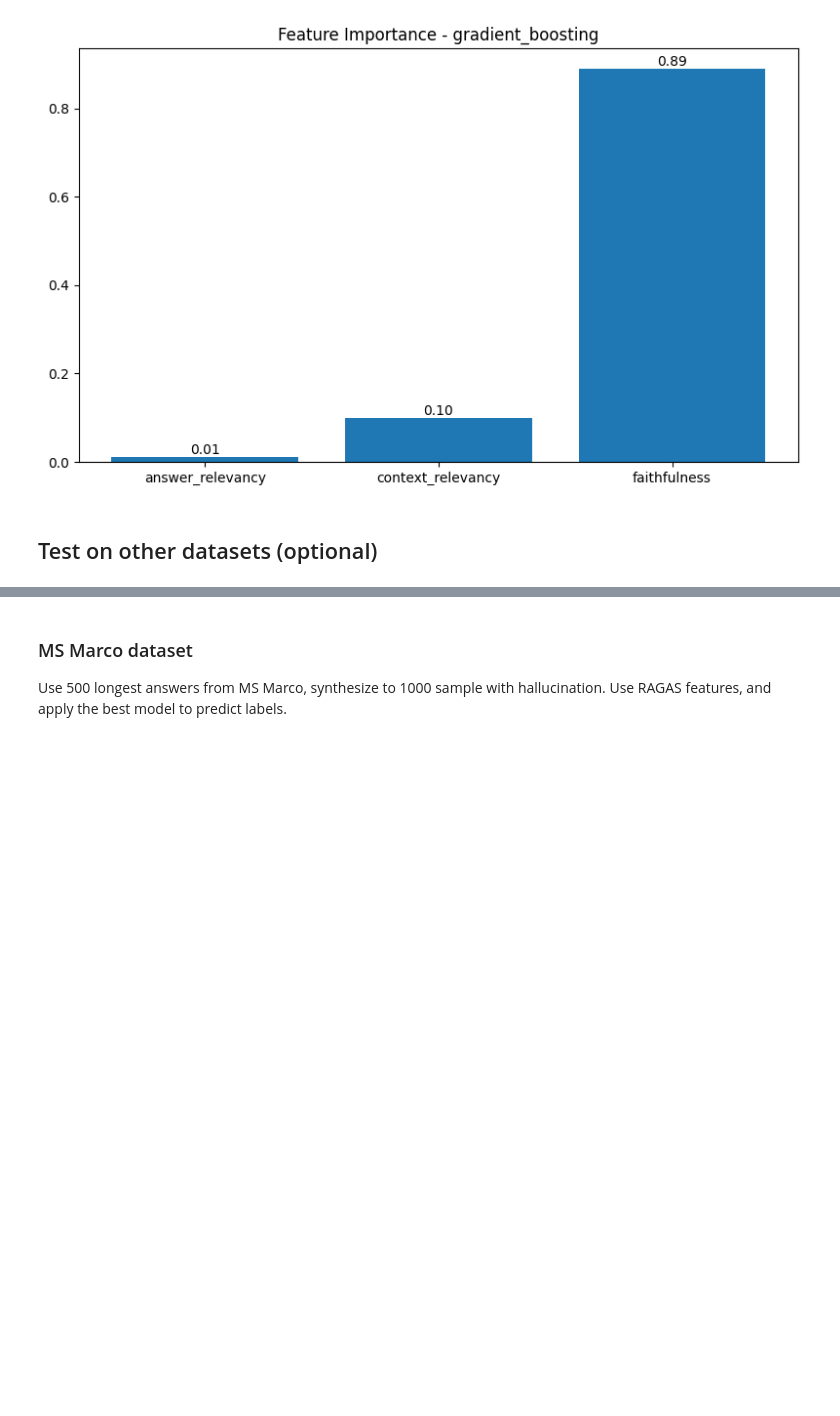
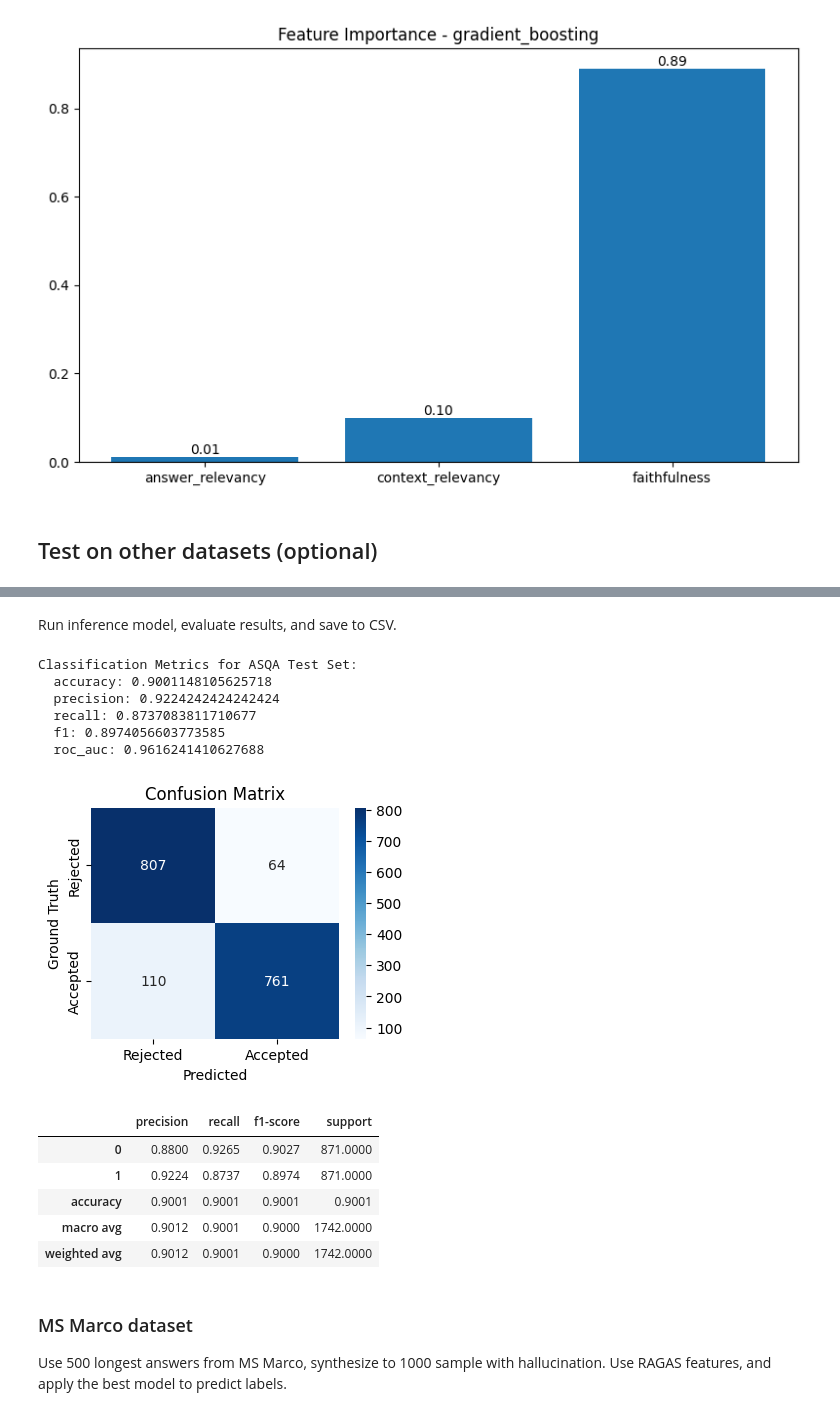
Before and after one commit to Htaaxx/ragas-evaluation, a Jupyter notebook: notebooks/filter-with-ragas.ipynb, the cells around one changed output, grey strips where cells are left out. Cells and saved outputs as stored; diff of their text form; code cells hidden in the pictures; blank space fills up the shorter version.

```diff
--- a/notebooks/filter-with-ragas.ipynb
+++ b/notebooks/filter-with-ragas.ipynb
@@ -70,8 +71,8 @@ The autoreload extension is already loaded. To reload it, use:
 XGBOOST_AVAILABLE = True
 # %%
 ASQA_PATH = Path('../data/asqa/labeled_asqa.csv')
-OUTPUT_DIR = Path('../results')
-OUTPUT_TRAIN_DIR = OUTPUT_DIR / "filter_training"
+OUTPUT_DIR = Path('../results/ragas_filter')
+OUTPUT_TRAIN_DIR = OUTPUT_DIR / "training"
 MODEL_DIR = Path('../models/ragas_filter')
 # %% [markdown]
 ## Imports data and initialize evaluator
@@ -384,7 +396,8 @@ plt.show()
 # %%
 MS_PATH = Path('../data/ms-macro/labeled_msmacro.csv')
 WIKI_PATH = Path('../data/wikiEval/labeled_wikieval.csv')
-OUTPUT_FILTER = OUTPUT_DIR / "filter_inference"
+ASQA_PATH = Path('../data/asqa/labeled_asqa_test.csv')
+OUTPUT_FILTER = OUTPUT_DIR / "classification"
 # %%
 metric_names = [
     "faithfulness",
@@ -450,0 +429,4 @@ def plot_evaluation_results(evaluation, data_name):
+# %%
+asqa_df = pd.read_csv(ASQA_PATH)
+print(asqa_df.shape)
+display(asqa_df.head())
@@ -450,0 +443,8 @@ def plot_evaluation_results(evaluation, data_name):
+# %%
+asqa_feature_df = extractor.transform(data=asqa_df,
+                                    feature_path=OUTPUT_FILTER / "asqa_test_ragas_features.csv",
+                                    checkpoint_path=OUTPUT_FILTER / "asqa_test_ragas_checkpoints.csv")
+print(f"Save RAGAS features to {OUTPUT_FILTER / 'asqa_test_ragas_features.csv'}")
+print(asqa_feature_df.shape)
+display(asqa_feature_df.describe().T)
+display(asqa_feature_df.head())
@@ -451,3 +466,25 @@ def plot_evaluation_results(evaluation, data_name):
+# %% [markdown]
+Run inference model, evaluate results, and save to CSV.
+# %%
+asqa_filter = ragas_filter.run(data=asqa_df, feature_df=asqa_feature_df,
+                               filter_path=OUTPUT_FILTER / "asqa_test_filter_predictions.csv",
+                               data_name="ASQA Test Set", eval_mode="classification")
+
+plot_evaluation_results(asqa_filter['evaluation'], data_name="ASQA Test Set")
+# %% [output]
+Classification Metrics for ASQA Test Set:
+  accuracy: 0.9001148105625718
+  precision: 0.9224242424242424
+  recall: 0.8737083811710677
+  f1: 0.8974056603773585
+  roc_auc: 0.9616241410627688
+[figure, added]
+|  | precision | recall | f1-score | support |
+| 0 | 0.8800 | 0.9265 | 0.9027 | 871.0000 |
+| 1 | 0.9224 | 0.8737 | 0.8974 | 871.0000 |
+| accuracy | 0.9001 | 0.9001 | 0.9001 | 0.9001 |
+| macro avg | 0.9012 | 0.9001 | 0.9000 | 1742.0000 |
+| weighted avg | 0.9012 | 0.9001 | 0.9000 | 1742.0000 |
 # %% [markdown]
 ### MS Marco dataset
 Use 500 longest answers from MS Marco, synthesize to 1000 sample with hallucination.
```
Also changed, not shown: parts of 11 cells of this notebook, 35 other files.
